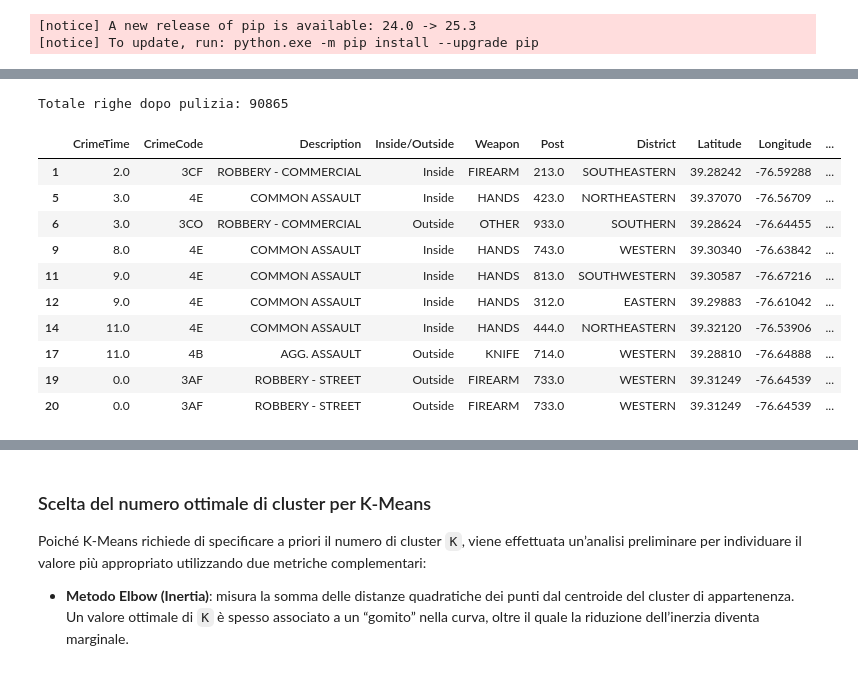
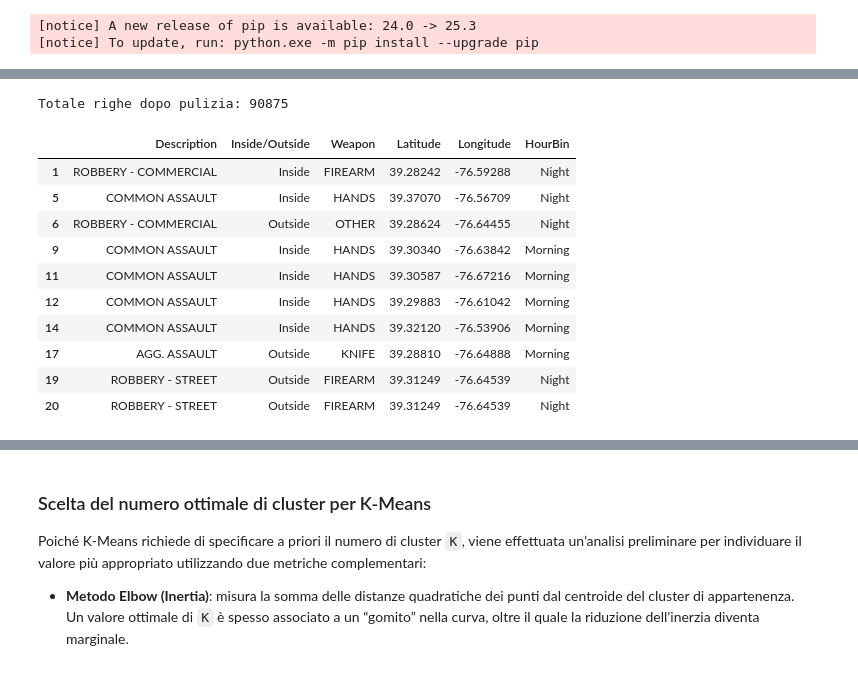
Before and after one commit to MattSona99/DataScience, a Jupyter notebook: Classification_Clustering_TimeSeries/Clustering_without_filtering.ipynb, the cells around one changed output, grey strips where cells are left out. Saved outputs shown, nothing was run; the diff lists cells and outputs as text; code cells hidden in the pictures.

```diff
--- a/Classification_Clustering_TimeSeries/Clustering_without_filtering.ipynb
+++ b/Classification_Clustering_TimeSeries/Clustering_without_filtering.ipynb
@@ -70,50 +72,46 @@ Una prima analisi esplorativa (non mostrata qui) ha evidenziato la presenza di v
 # Lettura il dataset CSV
 df = pd.read_csv("CrimeData.csv")
 
 # Rimozione colonne non necessarie
-df = df.drop(columns=['CrimeDate','Location', 'Neighborhood','Total Incidents'], axis=1)
+df = df.drop(columns=['CrimeDate', 'CrimeCode','Location', 'District', 'Neighborhood','Total Incidents', 'Post'], axis=1)
 
 # Conversione colonna "CrimeTime"
 df['CrimeTime'] = pd.to_datetime(df['CrimeTime'], format='%H:%M:%S', errors='coerce').dt.hour
 
 # Estrazione coordinate
 df[['Latitude', 'Longitude']] = df['Location 1'].str.extract(r'\((.*), (.*)\)').astype(float)
 df = df.drop(columns=['Location 1'])
 
 # Uniformizzazione stringhe
 df['Description'] = df['Description'].str.strip()
-df['District'] = df['District'].str.strip().replace({
-    'Central':'CENTRAL',
-    'NORTHESTERN':'NORTHEASTERN',
-    'SOUTHESTERN':'SOUTHEASTERN',
-    'Gay Street': 'EASTERN'
-})
+
 # Standardizzazione più chiara di Inside/Outside
 io_map = {'I': 'Inside', 'Inside': 'Inside', 'O': 'Outside', 'Outside': 'Outside'}
 df['Inside/Outside'] = df['Inside/Outside'].map(io_map)
 
 # Creazione fasce orarie
 bins  = [-0.1, 5, 11, 17, 23]
 labs  = ['Night','Morning','Afternoon','Evening']
 df['HourBin'] = pd.cut(df['CrimeTime'], bins=bins, labels=labs)
+df = df.drop(columns=['CrimeTime'])
 
 # Rimozione delle righe con valori nulli
 df = df.dropna()
 
 # Visualizzazione informazioni sul dataset dopo la pulizia
 print("Totale righe dopo pulizia:", len(df))
 df.head(10)
 # %% [output]
-Totale righe dopo pulizia: 90865
+Totale righe dopo pulizia: 90875
-|  | CrimeTime | CrimeCode | Description | Inside/Outside | Weapon | Post | District | Latitude | Longitude | ... |
-| 1 | 2.0 | 3CF | ROBBERY - COMMERCIAL | Inside | FIREARM | 213.0 | SOUTHEASTERN | 39.28242 | -76.59288 | ... |
-| 5 | 3.0 | 4E | COMMON ASSAULT | Inside | HANDS | 423.0 | NORTHEASTERN | 39.37070 | -76.56709 | ... |
-| 6 | 3.0 | 3CO | ROBBERY - COMMERCIAL | Outside | OTHER | 933.0 | SOUTHERN | 39.28624 | -76.64455 | ... |
-| 9 | 8.0 | 4E | COMMON ASSAULT | Inside | HANDS | 743.0 | WESTERN | 39.30340 | -76.63842 | ... |
-| 11 | 9.0 | 4E | COMMON ASSAULT | Inside | HANDS | 813.0 | SOUTHWESTERN | 39.30587 | -76.67216 | ... |
-| 12 | 9.0 | 4E | COMMON ASSAULT | Inside | HANDS | 312.0 | EASTERN | 39.29883 | -76.61042 | ... |
-| 14 | 11.0 | 4E | COMMON ASSAULT | Inside | HANDS | 444.0 | NORTHEASTERN | 39.32120 | -76.53906 | ... |
-| 17 | 11.0 | 4B | AGG. ASSAULT | Outside | KNIFE | 714.0 | WESTERN | 39.28810 | -76.64888 | ... |
-| 19 | 0.0 | 3AF | ROBBERY - STREET | Outside | FIREARM | 733.0 | WESTERN | 39.31249 | -76.64539 | ... |
-| 20 | 0.0 | 3AF | ROBBERY - STREET | Outside | FIREARM | 733.0 | WESTERN | 39.31249 | -76.64539 | ... |
+|  | Description | Inside/Outside | Weapon | Latitude | Longitude | HourBin |
+| 1 | ROBBERY - COMMERCIAL | Inside | FIREARM | 39.28242 | -76.59288 | Night |
+| 5 | COMMON ASSAULT | Inside | HANDS | 39.37070 | -76.56709 | Night |
+| 6 | ROBBERY - COMMERCIAL | Outside | OTHER | 39.28624 | -76.64455 | Night |
+| 9 | COMMON ASSAULT | Inside | HANDS | 39.30340 | -76.63842 | Morning |
+| 11 | COMMON ASSAULT | Inside | HANDS | 39.30587 | -76.67216 | Morning |
+| 12 | COMMON ASSAULT | Inside | HANDS | 39.29883 | -76.61042 | Morning |
+| 14 | COMMON ASSAULT | Inside | HANDS | 39.32120 | -76.53906 | Morning |
+| 17 | AGG. ASSAULT | Outside | KNIFE | 39.28810 | -76.64888 | Morning |
+| 19 | ROBBERY - STREET | Outside | FIREARM | 39.31249 | -76.64539 | Night |
+| 20 | ROBBERY - STREET | Outside | FIREARM | 39.31249 | -76.64539 | Night |
 # %% [markdown]
```
Also changed, not shown: parts of 17 cells of this notebook, 1 other file.
